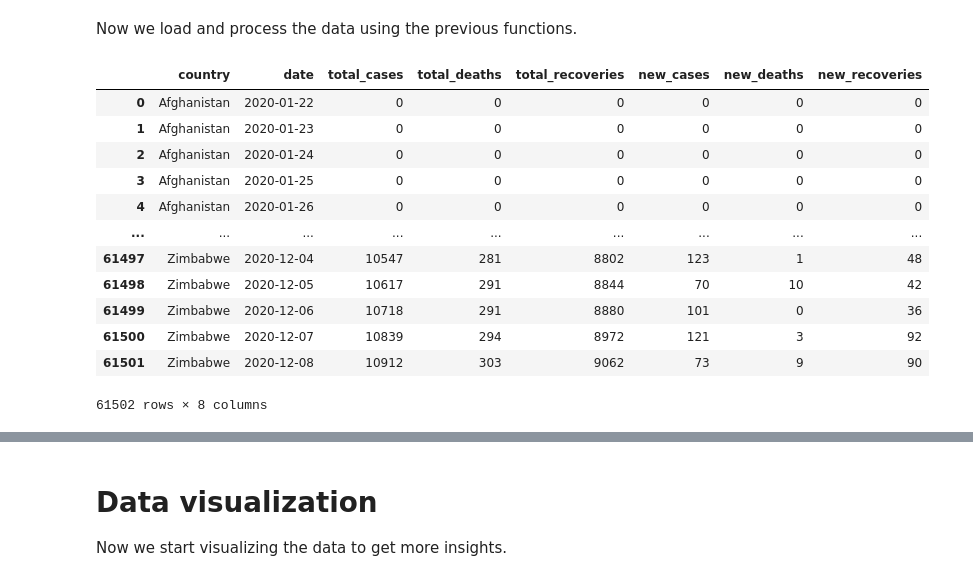
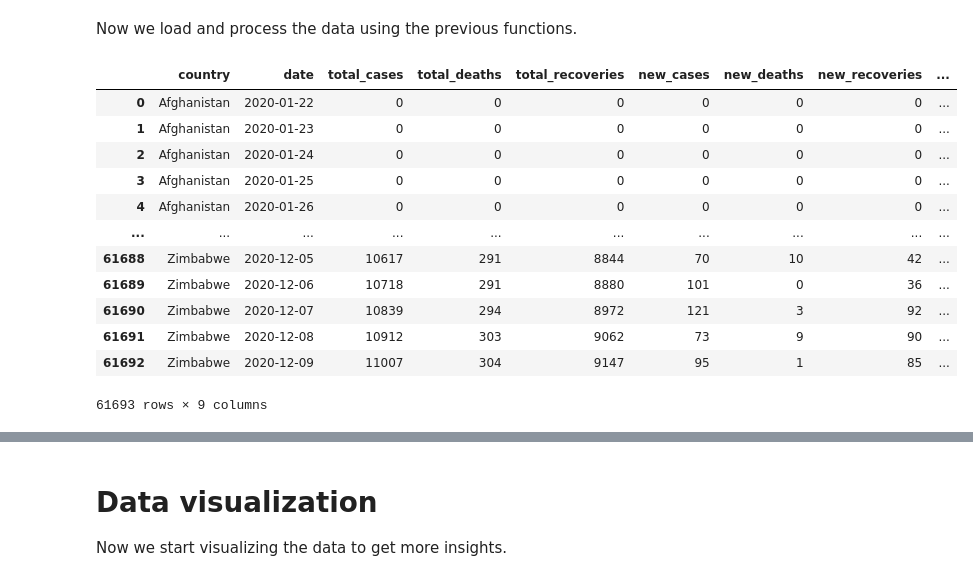
Before and after one commit to carlosperezm/covid_time_series, a Jupyter notebook: covid_time_series.ipynb, the cells around one changed output, grey strips where cells are left out. Cells and saved outputs as stored; diff of their text form; code cells hidden in the pictures.

```diff
--- a/covid_time_series.ipynb
+++ b/covid_time_series.ipynb
@@ -55,7 +57,7 @@ def load_data_covid(country=None):
 Unfortunately the dataset from John Hopkins has some inconsistencies in the reports of the data, namely the accumulated number of deaths, recoveries and cases. Sometimes the number reported is less than the previous day, which should not be possible in this context.
 To address the issues, we decided to replace the data point with the corresponding one from the previous date if the subtraction from the previous day is negative.
 # %%
-def process_total_errors(full_data):
+def process_totals_errors(full_data):
     cols= ['total_cases', 'total_deaths', 'total_recoveries']
     # Mask to identify incorrect subtraction when changing country in the table
     mask = full_data['country'] != full_data['country'].shift(1)
@@ -83,25 +85,28 @@ def add_daily_data(df):
 
     full_grouped = full_grouped.fillna(0)
 
+    # add active cases
+    full_grouped['active_cases'] = full_grouped['total_cases'] - full_grouped['total_deaths'] - full_grouped['total_recoveries']
+
     return full_grouped.convert_dtypes()
 # %% [markdown]
 Now we load and process the data using the previous functions.
 # %%
 full_data = load_data_covid()
-full_data = process_total_errors(full_data)
+full_data = process_totals_errors(full_data)
 full_data = add_daily_data(full_data)
 full_data
 # %% [output]
-|  | country | date | total_cases | total_deaths | total_recoveries | new_cases | new_deaths | new_recoveries |
-| 0 | Afghanistan | 2020-01-22 | 0 | 0 | 0 | 0 | 0 | 0 |
-| 1 | Afghanistan | 2020-01-23 | 0 | 0 | 0 | 0 | 0 | 0 |
-| 2 | Afghanistan | 2020-01-24 | 0 | 0 | 0 | 0 | 0 | 0 |
-| 3 | Afghanistan | 2020-01-25 | 0 | 0 | 0 | 0 | 0 | 0 |
-| 4 | Afghanistan | 2020-01-26 | 0 | 0 | 0 | 0 | 0 | 0 |
-| ... | ... | ... | ... | ... | ... | ... | ... | ... |
-| 61497 | Zimbabwe | 2020-12-04 | 10547 | 281 | 8802 | 123 | 1 | 48 |
-| 61498 | Zimbabwe | 2020-12-05 | 10617 | 291 | 8844 | 70 | 10 | 42 |
-| 61499 | Zimbabwe | 2020-12-06 | 10718 | 291 | 8880 | 101 | 0 | 36 |
-| 61500 | Zimbabwe | 2020-12-07 | 10839 | 294 | 8972 | 121 | 3 | 92 |
-| 61501 | Zimbabwe | 2020-12-08 | 10912 | 303 | 9062 | 73 | 9 | 90 |
+|  | country | date | total_cases | total_deaths | total_recoveries | new_cases | new_deaths | new_recoveries | ... |
+| 0 | Afghanistan | 2020-01-22 | 0 | 0 | 0 | 0 | 0 | 0 | ... |
+| 1 | Afghanistan | 2020-01-23 | 0 | 0 | 0 | 0 | 0 | 0 | ... |
+| 2 | Afghanistan | 2020-01-24 | 0 | 0 | 0 | 0 | 0 | 0 | ... |
+| 3 | Afghanistan | 2020-01-25 | 0 | 0 | 0 | 0 | 0 | 0 | ... |
+| 4 | Afghanistan | 2020-01-26 | 0 | 0 | 0 | 0 | 0 | 0 | ... |
+| ... | ... | ... | ... | ... | ... | ... | ... | ... | ... |
+| 61688 | Zimbabwe | 2020-12-05 | 10617 | 291 | 8844 | 70 | 10 | 42 | ... |
+| 61689 | Zimbabwe | 2020-12-06 | 10718 | 291 | 8880 | 101 | 0 | 36 | ... |
+| 61690 | Zimbabwe | 2020-12-07 | 10839 | 294 | 8972 | 121 | 3 | 92 | ... |
+| 61691 | Zimbabwe | 2020-12-08 | 10912 | 303 | 9062 | 73 | 9 | 90 | ... |
+| 61692 | Zimbabwe | 2020-12-09 | 11007 | 304 | 9147 | 95 | 1 | 85 | ... |
-61502 rows × 8 columns
+61693 rows × 9 columns
```
Also changed, not shown: parts of 22 cells of this notebook.
